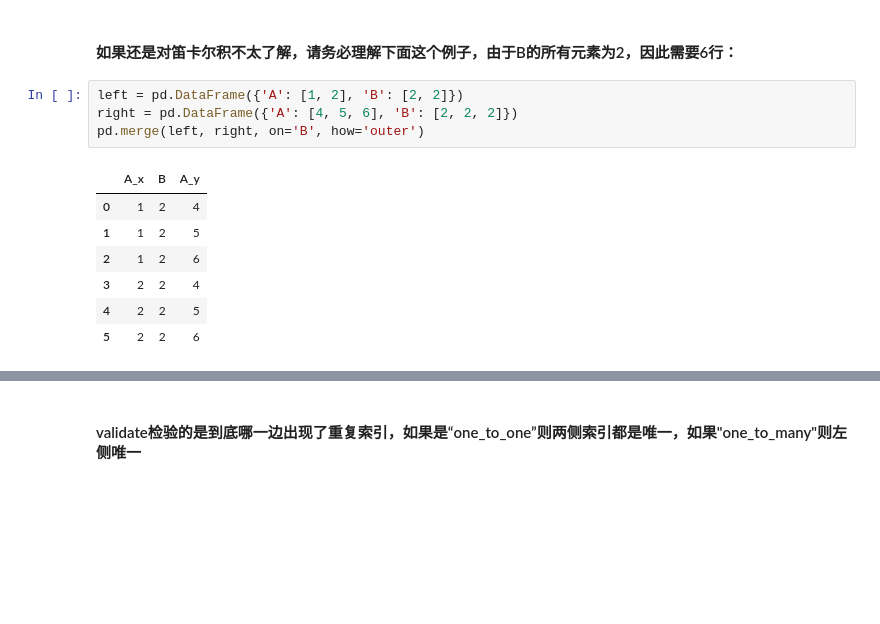
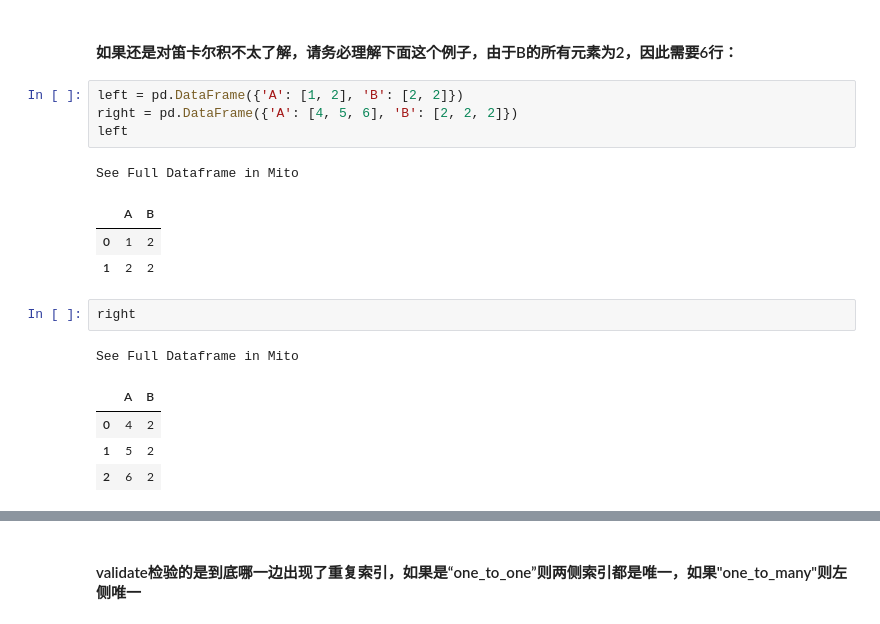
Before and after one commit to Gavince/Python, a Jupyter notebook: 数据分析/Pandas/joyful-pandas/第5章 合并.ipynb, the cells around one changed output, grey strips where cells are left out. Cells and saved outputs as stored; diff of their text form; blank space fills up the shorter version.

```diff
--- a/数据分析/Pandas/joyful-pandas/第5章 合并.ipynb
+++ b/数据分析/Pandas/joyful-pandas/第5章 合并.ipynb
@@ -575,12 +680,17 @@ pd.merge(left, right, how='right', on=['key1', 'key2'])
 # %%
 left = pd.DataFrame({'A': [1, 2], 'B': [2, 2]})
 right = pd.DataFrame({'A': [4, 5, 6], 'B': [2, 2, 2]})
-pd.merge(left, right, on='B', how='outer')
+left
 # %% [output]
+See Full Dataframe in Mito
-|  | A_x | B | A_y |
-| 0 | 1 | 2 | 4 |
-| 1 | 1 | 2 | 5 |
-| 2 | 1 | 2 | 6 |
-| 3 | 2 | 2 | 4 |
-| 4 | 2 | 2 | 5 |
-| 5 | 2 | 2 | 6 |
+|  | A | B |
+| 0 | 1 | 2 |
+| 1 | 2 | 2 |
+# %%
+right
+# %% [output]
+See Full Dataframe in Mito
+|  | A | B |
+| 0 | 4 | 2 |
+| 1 | 5 | 2 |
+| 2 | 6 | 2 |
```
Also changed, not shown: parts of 64 cells of this notebook, 6 other files.
